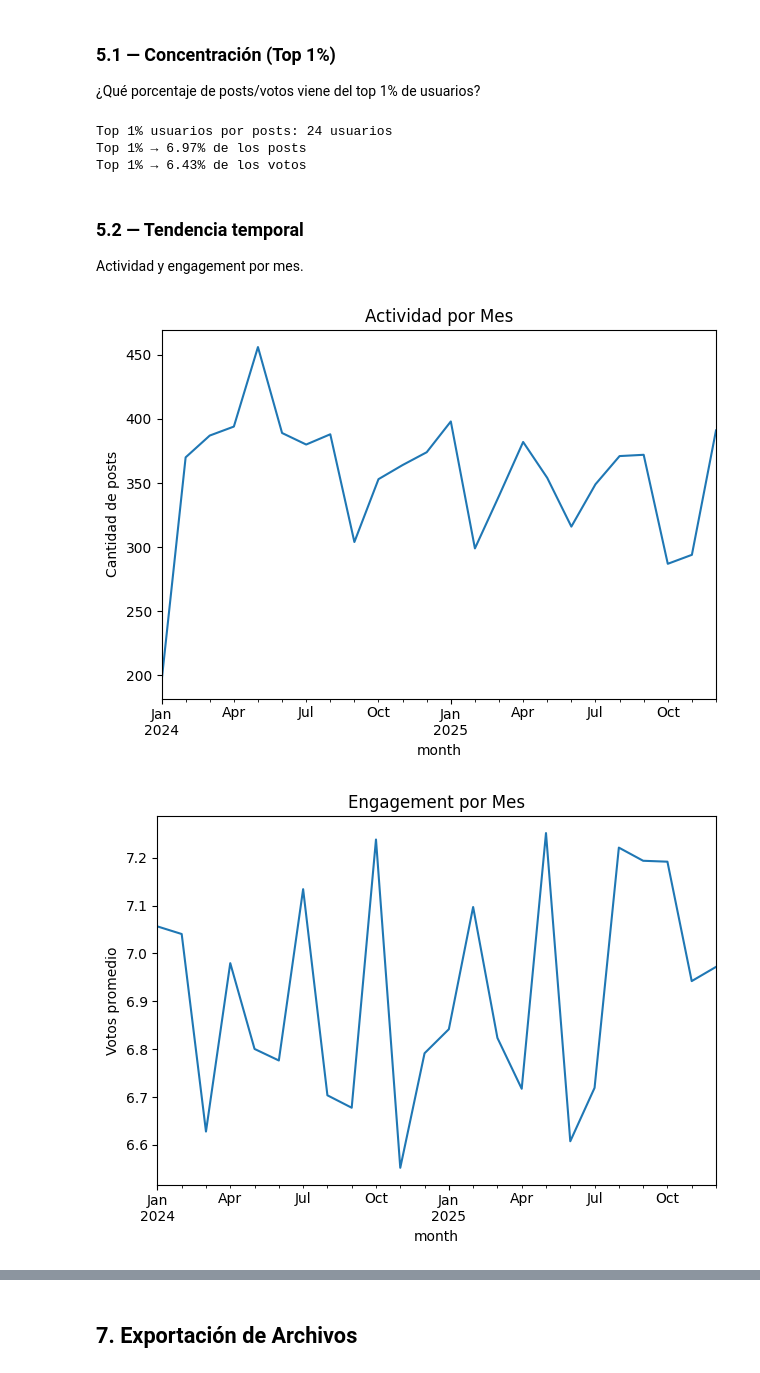
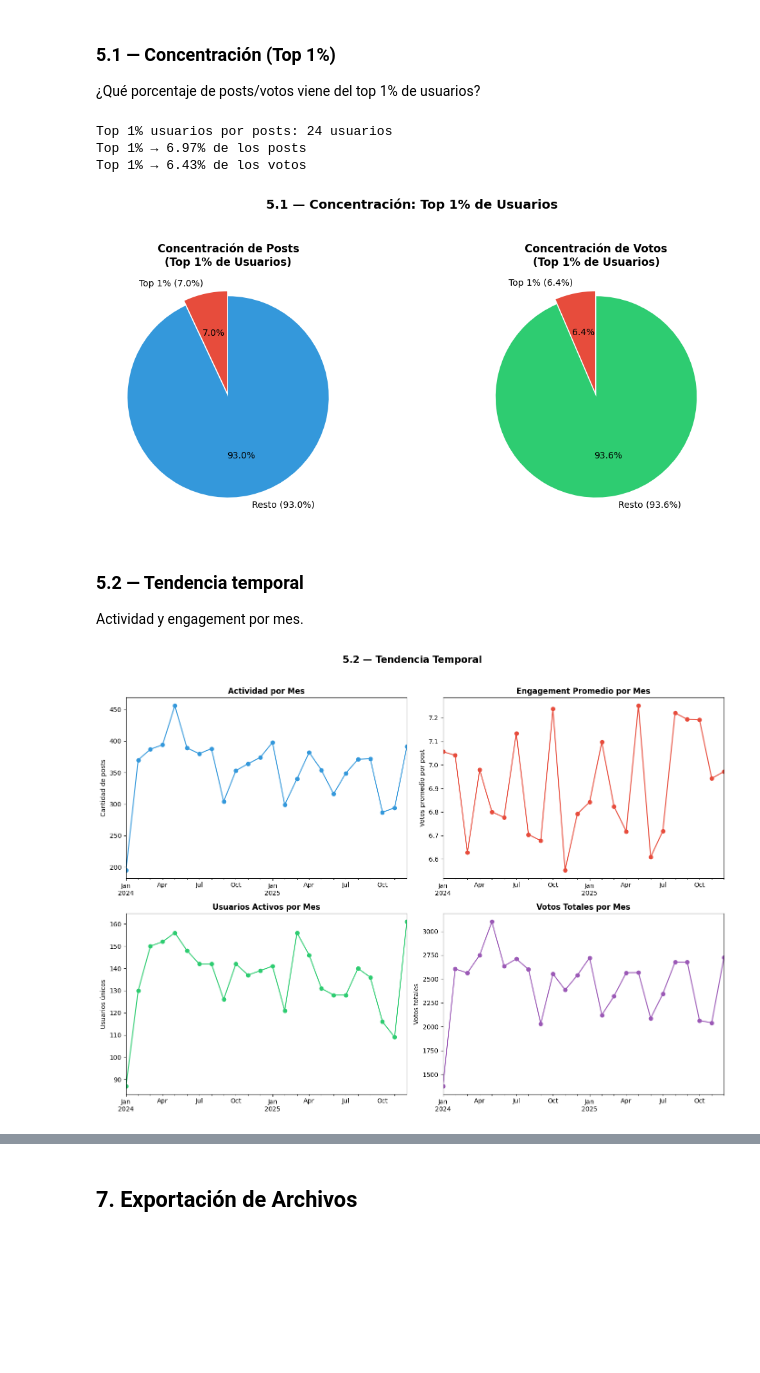
Before and after one commit to da21nny/The_Huddle_Challenge_9_CodePro_4, a Jupyter notebook: challenge_9.ipynb, the cells around one changed output, grey strips where cells are left out. Drawn from its saved outputs; the diff is of its cells as text; code cells hidden in the pictures; blank space fills up the shorter version.

```diff
--- a/challenge_9.ipynb
+++ b/challenge_9.ipynb
@@ -503,33 +570,81 @@ top1_vote_pct = top1_votes.sum() / user_votes.sum() * 100
 print(f"Top 1% usuarios por posts: {len(top1_posts)} usuarios")
 print(f"Top 1% → {top1_post_pct:.2f}% de los posts")
 print(f"Top 1% → {top1_vote_pct:.2f}% de los votos")
+
+# --- Gráfico de concentración ---
+fig, axes = plt.subplots(1, 2, figsize=(12, 5))
+
+# Pie chart: concentración de posts
+rest_post_pct = 100 - top1_post_pct
+axes[0].pie([top1_post_pct, rest_post_pct],
+            labels=[f"Top 1% ({top1_post_pct:.1f}%)", f"Resto ({rest_post_pct:.1f}%)"],
+            colors=["#e74c3c", "#3498db"],
+            autopct="%1.1f%%", startangle=90,
+            explode=[0.05, 0])
+axes[0].set_title("Concentración de Posts\n(Top 1% de Usuarios)", fontsize=12, fontweight="bold")
+
+# Pie chart: concentración de votos
+rest_vote_pct = 100 - top1_vote_pct
+axes[1].pie([top1_vote_pct, rest_vote_pct],
+            labels=[f"Top 1% ({top1_vote_pct:.1f}%)", f"Resto ({rest_vote_pct:.1f}%)"],
+            colors=["#e74c3c", "#2ecc71"],
+            autopct="%1.1f%%", startangle=90,
+            explode=[0.05, 0])
+axes[1].set_title("Concentración de Votos\n(Top 1% de Usuarios)", fontsize=12, fontweight="bold")
+
+plt.suptitle("5.1 — Concentración: Top 1% de Usuarios", fontsize=14, fontweight="bold", y=1.04)
+plt.tight_layout()
+plt.show()
 # %% [output]
 Top 1% usuarios por posts: 24 usuarios
 Top 1% → 6.97% de los posts
 Top 1% → 6.43% de los votos
+[figure, added]
 # %% [markdown]
 ### 5.2 — Tendencia temporal
 Actividad y engagement por mes.
 # %%
 # Agrupar por mes
 df_clean["month"] = df_clean["post_created_at"].dt.to_period("M")
 
-# Actividad por mes
-df_clean.groupby("month")["post_id"].count().plot(
-    kind="line", title="Actividad por Mes")
-plt.ylabel("Cantidad de posts")
+monthly = df_clean.groupby("month").agg(
+    posts=("post_id", "count"),
+    avg_votes=("votes_received", "mean"),
+    total_votes=("votes_received", "sum"),
+    active_users=("user_id", "nunique")
+)
+
+fig, axes = plt.subplots(2, 2, figsize=(14, 10))
+
+# 1. Actividad (posts) por mes
+monthly["posts"].plot(kind="line", ax=axes[0, 0], marker="o", color="#3498db")
+axes[0, 0].set_title("Actividad por Mes", fontsize=12, fontweight="bold")
+axes[0, 0].set_ylabel("Cantidad de posts")
+axes[0, 0].set_xlabel("")
+
+# 2. Engagement promedio por mes
+monthly["avg_votes"].plot(kind="line", ax=axes[0, 1], marker="o", color="#e74c3c")
+axes[0, 1].set_title("Engagement Promedio por Mes", fontsize=12, fontweight="bold")
+axes[0, 1].set_ylabel("Votos promedio por post")
+axes[0, 1].set_xlabel("")
+
+# 3. Usuarios activos por mes
+monthly["active_users"].plot(kind="line", ax=axes[1, 0], marker="o", color="#2ecc71")
+axes[1, 0].set_title("Usuarios Activos por Mes", fontsize=12, fontweight="bold")
+axes[1, 0].set_ylabel("Usuarios únicos")
+axes[1, 0].set_xlabel("")
+
+# 4. Votos totales por mes
+monthly["total_votes"].plot(kind="line", ax=axes[1, 1], marker="o", color="#9b59b6")
+axes[1, 1].set_title("Votos Totales por Mes", fontsize=12, fontweight="bold")
+axes[1, 1].set_ylabel("Votos totales")
+axes[1, 1].set_xlabel("")
+
+plt.suptitle("5.2 — Tendencia Temporal", fontsize=15, fontweight="bold", y=1.02)
 plt.tight_layout()
 plt.show()
-
-# Engagement por mes
-df_clean.groupby("month")["votes_received"].mean().plot(
-    kind="line", title="Engagement por Mes")
-plt.ylabel("Votos promedio")
-plt.tight_layout()
-plt.show()
 # %% [output]
-[figure, old version]
+[figure, new version]
-[figure, removed]
 # %% [markdown]
 ---
 ## 6. Product Decisions (Basadas en evidencia)
```
Also changed, not shown: parts of 4 cells of this notebook.
